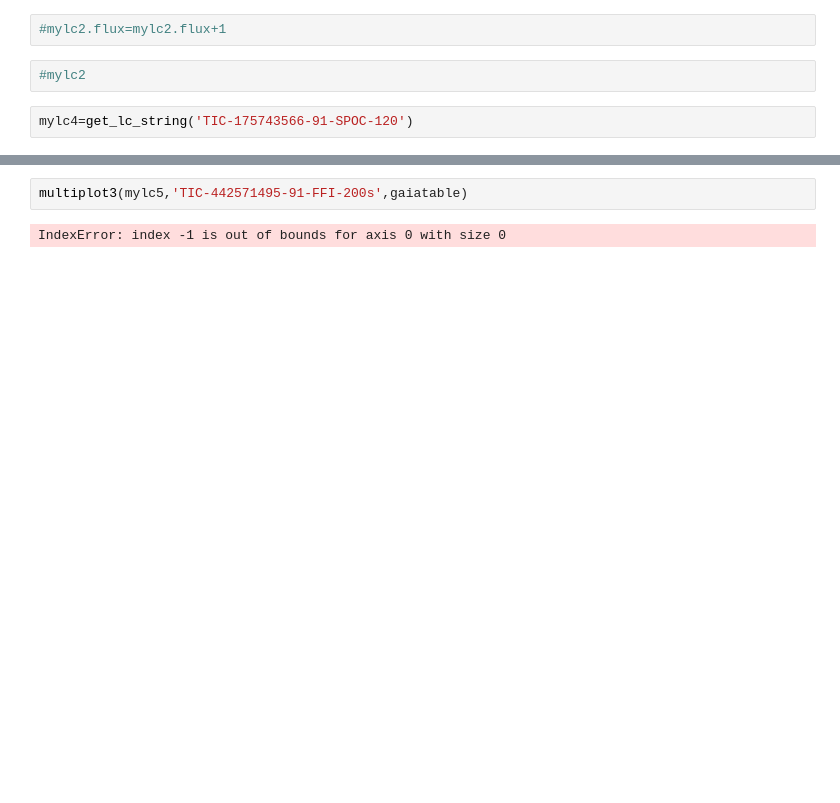
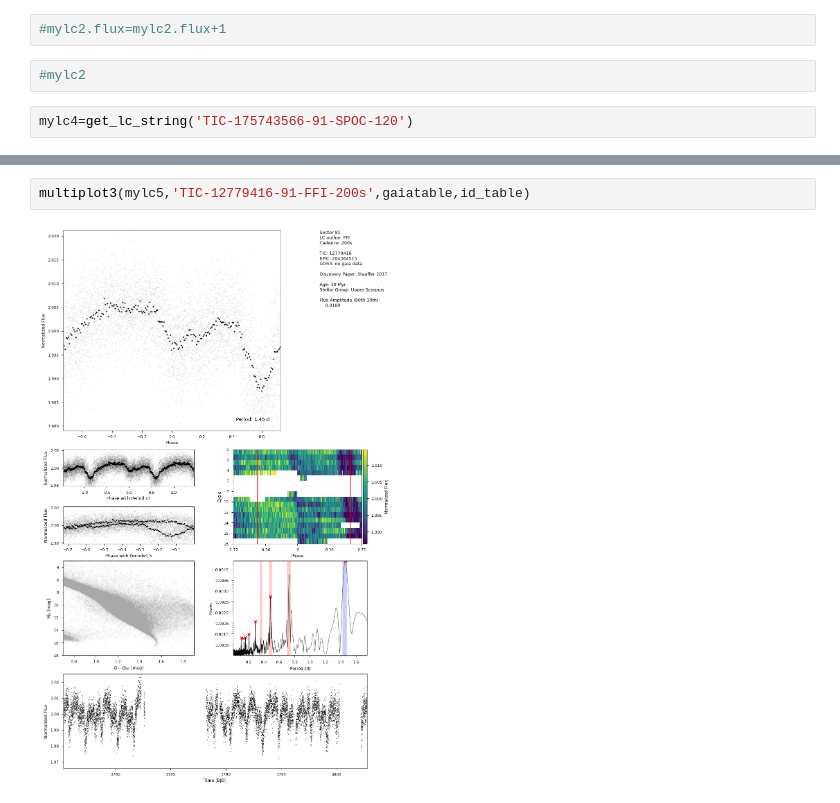
Before and after one commit to sarahedraves/complexrotators, a Jupyter notebook: updatingpipelinefnspt4.ipynb, the cells around one changed output, grey strips where cells are left out. Cells and saved outputs as stored; diff of their text form; blank space fills up the shorter version.

```diff
--- a/updatingpipelinefnspt4.ipynb
+++ b/updatingpipelinefnspt4.ipynb
@@ -51,4 +52,4 @@ mylc5=get_lc_string('TIC-442571495-91-FFI-200s')
 # %%
-multiplot3(mylc5,'TIC-442571495-91-FFI-200s',gaiatable)
+multiplot3(mylc5,'TIC-12779416-91-FFI-200s',gaiatable,id_table)
 # %% [output]
-IndexError: index -1 is out of bounds for axis 0 with size 0
+[figure, added]
```
Also changed, not shown: parts of 6 cells of this notebook, 18 other files.
